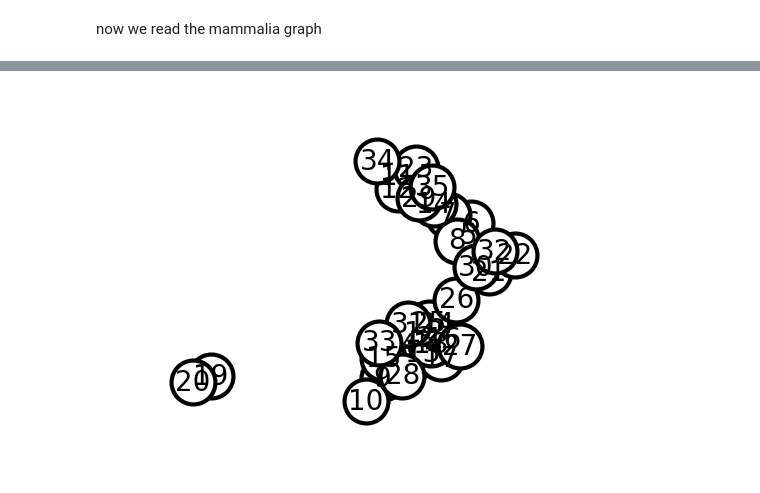
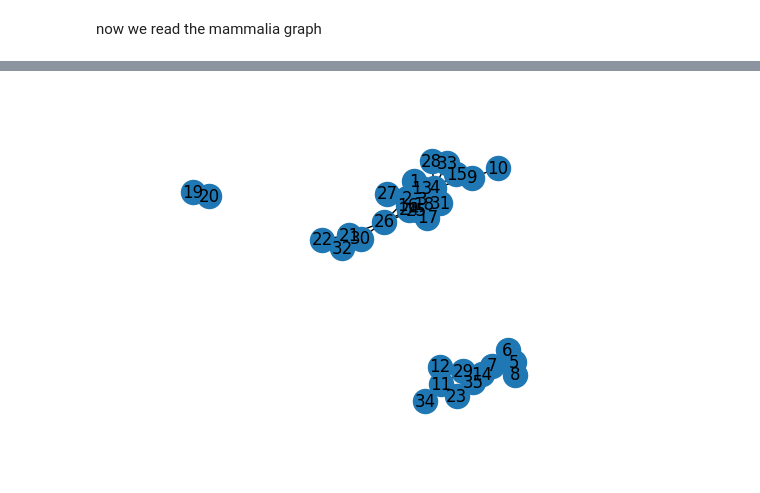
Before and after one commit to Eldadkro/ShapeOfData, a Jupyter notebook: first-runs.ipynb, the cells around one changed output, grey strips where cells are left out. Saved outputs shown, nothing was run; the diff lists cells and outputs as text; code cells hidden in the pictures.

```diff
--- a/first-runs.ipynb
+++ b/first-runs.ipynb
@@ -75,17 +75,17 @@ plt.show()
 # %%
 g_reptil = gtl.read_graph_from_edgelist("networks/net1/reptilia-tortoise-network-pv.edges")
 options = {
     "font_size": 20,
     "node_size": 1000,
     "node_color": (1, 1, 1),
     "edgecolors": "black",
     "linewidths": 3,
     "width": 3,
 }
-nx.draw_networkx(g_reptil, **options)
+nx.draw_networkx(g_reptil)
 ax = plt.gca()
 ax.margins(0.20)
 plt.axis("off")
 plt.show()
 # %% [output]
-[figure, old version]
+[figure, new version]
```
Also changed, not shown: parts of 2 cells of this notebook, 2 other files.
